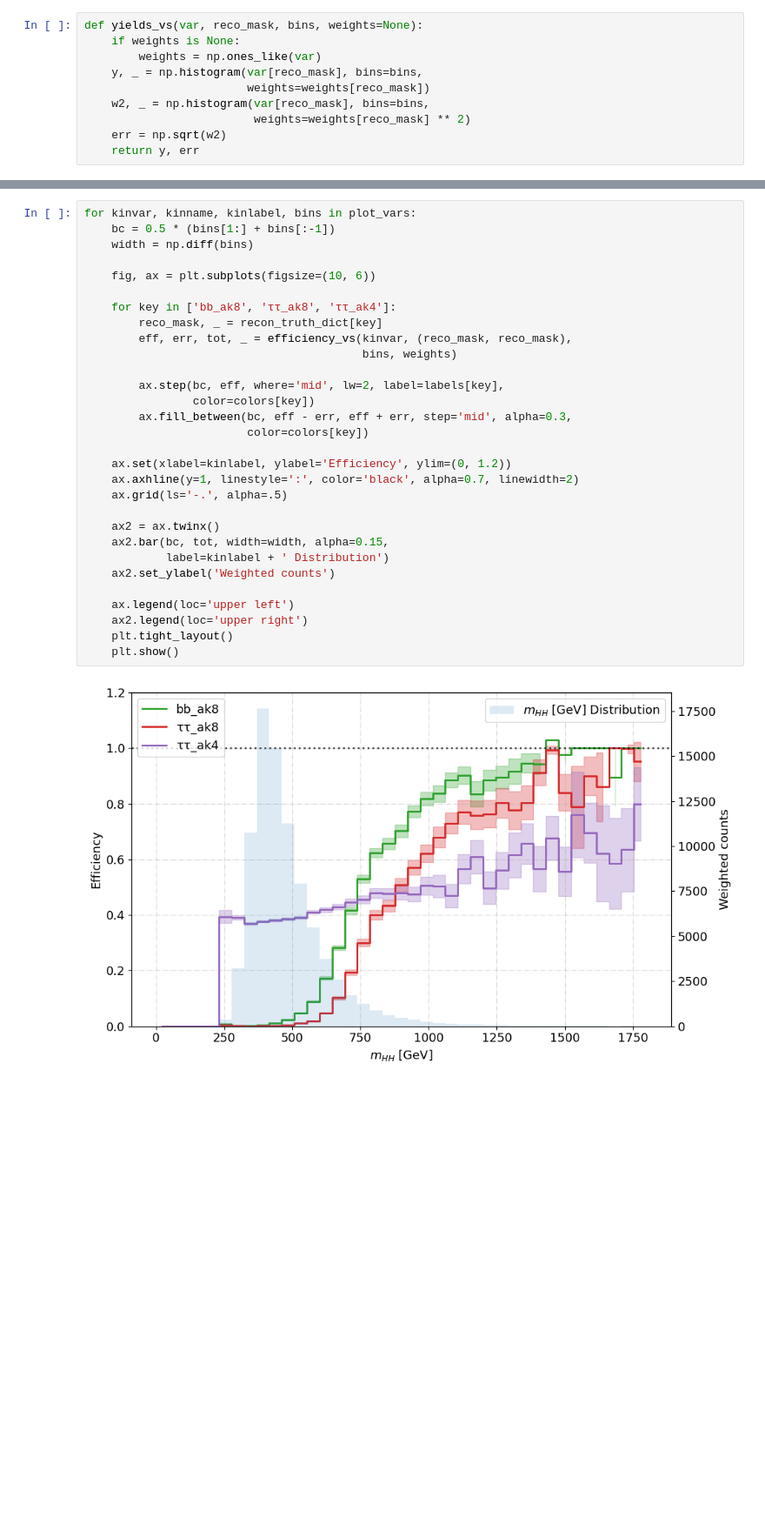
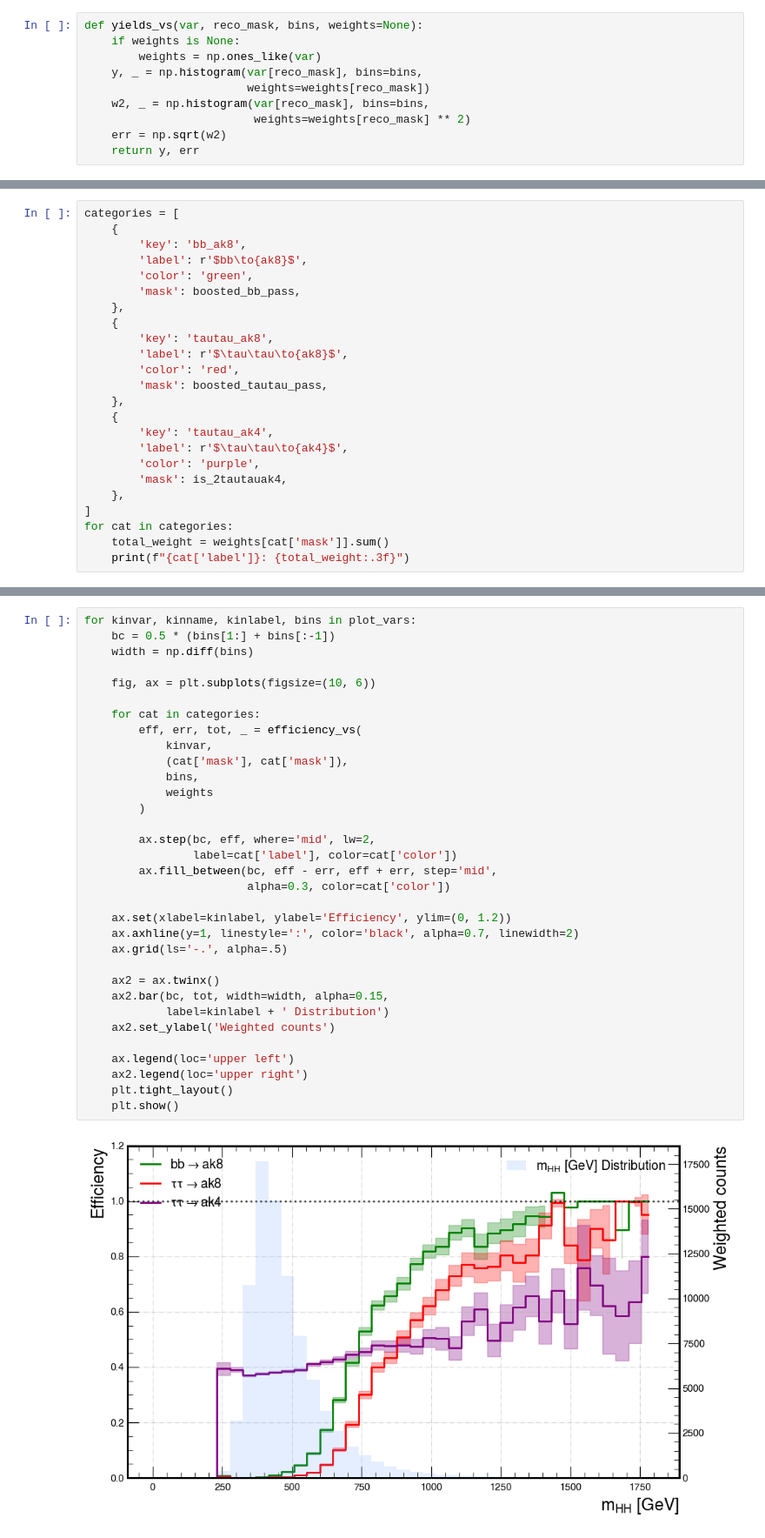
Before and after one commit to ArghyaDas112358/bbtautau, a Jupyter notebook: src/bbtautau/postprocessing/lowPt_Study_gen_match .ipynb, the cells around one changed output, grey strips where cells are left out. Shown at 87% size. Cells and saved outputs as stored; diff of their text form; blank space fills up the shorter version.

```diff
--- a/src/bbtautau/postprocessing/lowPt_Study_gen_match .ipynb
+++ b/src/bbtautau/postprocessing/lowPt_Study_gen_match .ipynb
@@ -595,0 +578,24 @@ bb -> Ak8 matched (bb_ak8): 6699.615
+# %%
+categories = [
+    {
+        'key': 'bb_ak8',
+        'label': r'$bb\to{ak8}$',
+        'color': 'green',
+        'mask': boosted_bb_pass,
+    },
+    {
+        'key': 'tautau_ak8',
+        'label': r'$\tau\tau\to{ak8}$',
+        'color': 'red',
+        'mask': boosted_tautau_pass,
+    },
+    {
+        'key': 'tautau_ak4',
+        'label': r'$\tau\tau\to{ak4}$',
+        'color': 'purple',
+        'mask': is_2tautauak4,
+    },
+]
+for cat in categories:
+    total_weight = weights[cat['mask']].sum()
+    print(f"{cat['label']}: {total_weight:.3f}")
@@ -596,32 +606,35 @@ bb -> Ak8 matched (bb_ak8): 6699.615
 # %%
 for kinvar, kinname, kinlabel, bins in plot_vars:
     bc = 0.5 * (bins[1:] + bins[:-1])
     width = np.diff(bins)
 
     fig, ax = plt.subplots(figsize=(10, 6))
 
-    for key in ['bb_ak8', 'ττ_ak8', 'ττ_ak4']:
-        reco_mask, _ = recon_truth_dict[key]
-        eff, err, tot, _ = efficiency_vs(kinvar, (reco_mask, reco_mask),
-                                         bins, weights)
+    for cat in categories:
+        eff, err, tot, _ = efficiency_vs(
+            kinvar,
+            (cat['mask'], cat['mask']),
+            bins,
+            weights
+        )
 
-        ax.step(bc, eff, where='mid', lw=2, label=labels[key],
-                color=colors[key])
-        ax.fill_between(bc, eff - err, eff + err, step='mid', alpha=0.3,
-                        color=colors[key])
+        ax.step(bc, eff, where='mid', lw=2,
+                label=cat['label'], color=cat['color'])
+        ax.fill_between(bc, eff - err, eff + err, step='mid',
+                        alpha=0.3, color=cat['color'])
 
     ax.set(xlabel=kinlabel, ylabel='Efficiency', ylim=(0, 1.2))
     ax.axhline(y=1, linestyle=':', color='black', alpha=0.7, linewidth=2)
     ax.grid(ls='-.', alpha=.5)
 
     ax2 = ax.twinx()
     ax2.bar(bc, tot, width=width, alpha=0.15,
             label=kinlabel + ' Distribution')
     ax2.set_ylabel('Weighted counts')
 
     ax.legend(loc='upper left')
     ax2.legend(loc='upper right')
     plt.tight_layout()
     plt.show()
 # %% [output]
-[figure, old version]
+[figure, new version]
```
Also changed, not shown: parts of 12 cells of this notebook.
